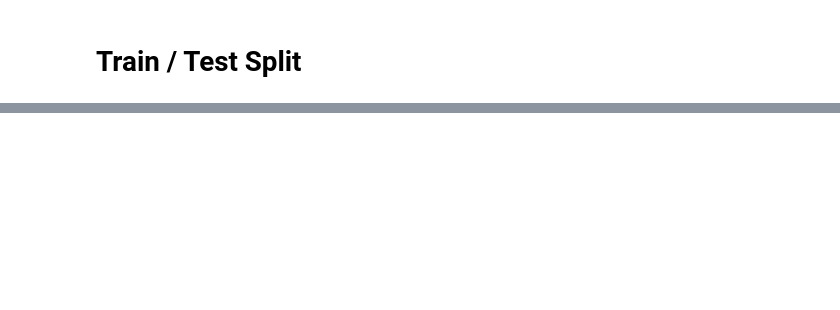
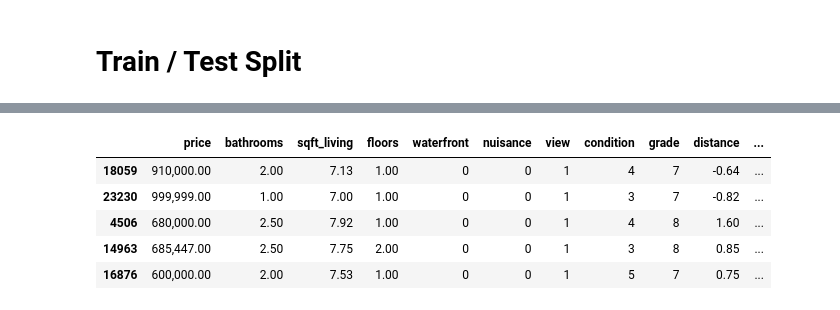
Before and after one commit to ChuckNadel/PNWHousingModel, a Jupyter notebook: Jonathan Notebook.ipynb, the cells around one changed output, grey strips where cells are left out. Saved outputs shown, nothing was run; the diff lists cells and outputs as text; code cells hidden in the pictures; blank space fills up the shorter version.

```diff
--- a/Jonathan Notebook.ipynb
+++ b/Jonathan Notebook.ipynb
@@ -720,6 +755,15 @@ scaler.fit(test_data[['distance']])
 
 # Transform the 'years_since_build_or_renov' column
 test_data['distance'] = scaler.transform(test_data[['distance']])
+# %%
+train_data.head()
+# %% [output]
+|  | price | bathrooms | sqft_living | floors | waterfront | nuisance | view | condition | grade | distance | ... |
+| 18059 | 910,000.00 | 2.00 | 7.13 | 1.00 | 0 | 0 | 1 | 4 | 7 | -0.64 | ... |
+| 23230 | 999,999.00 | 1.00 | 7.00 | 1.00 | 0 | 0 | 1 | 3 | 7 | -0.82 | ... |
+| 4506 | 680,000.00 | 2.50 | 7.92 | 1.00 | 0 | 0 | 1 | 4 | 8 | 1.60 | ... |
+| 14963 | 685,447.00 | 2.50 | 7.75 | 2.00 | 0 | 0 | 1 | 3 | 8 | 0.85 | ... |
+| 16876 | 600,000.00 | 2.00 | 7.53 | 1.00 | 0 | 0 | 1 | 5 | 7 | 0.75 | ... |
 # %%
 X = train_data.drop(['price'], axis=1)
 y = train_data['price']
```
Also changed, not shown: parts of 18 cells of this notebook.
